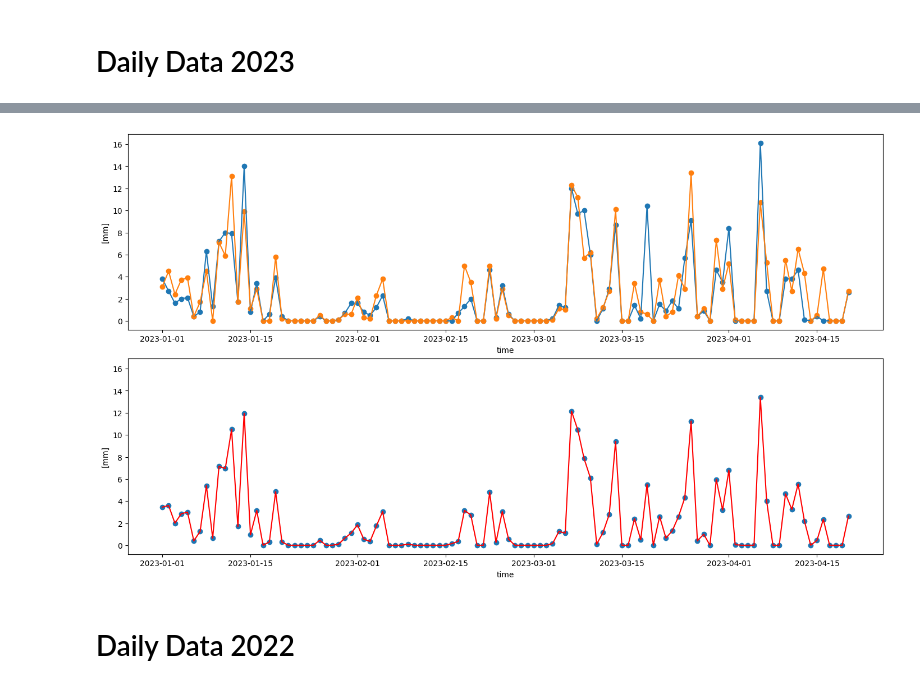
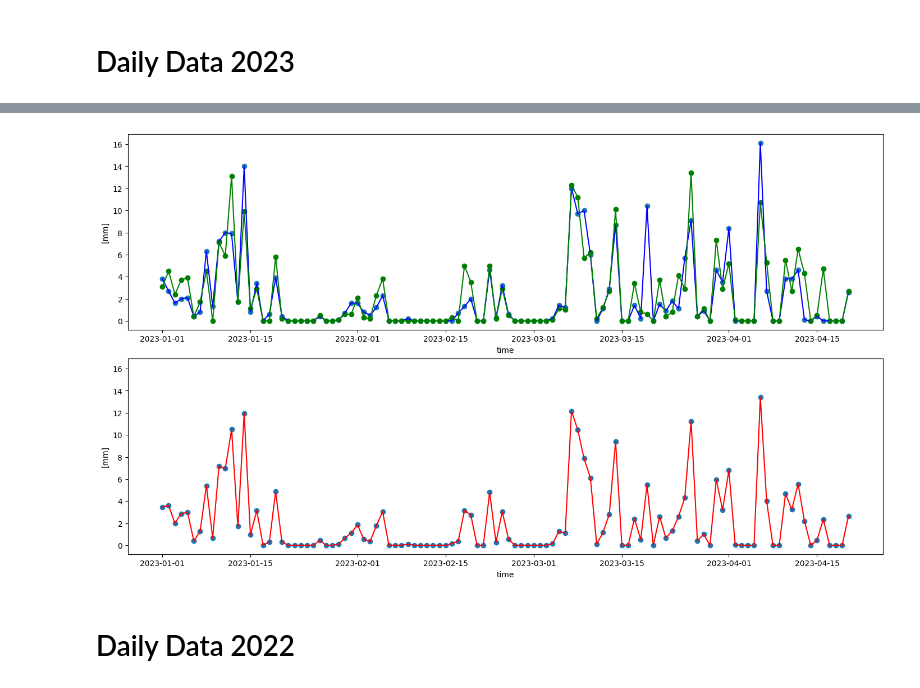
Before and after one commit to JonasLeininger/cologne-percipitation, a Jupyter notebook: cologne_percipitation/notebooks/weather_cologne.ipynb, the cells around one changed output, grey strips where cells are left out. Saved outputs shown, nothing was run; the diff lists cells and outputs as text; code cells hidden in the pictures.

```diff
--- a/cologne_percipitation/notebooks/weather_cologne.ipynb
+++ b/cologne_percipitation/notebooks/weather_cologne.ipynb
@@ -41,15 +47,10 @@ station_airport
+# %%
+twoWeatherStations = TwoStationWeaterData(station_airport, station_stammheim)
 # %% [markdown]
 # Daily Data 2023
 # %%
 start = datetime(2023, 1, 1)
 end = datetime.now()
-print('Current date: {}'.format(end))
-data_airport = Daily(station_airport, start, end)
-data_airport = data_airport.fetch()
-data_stammheim = Daily(station_stammheim, start, end)
-data_stammheim = data_stammheim.fetch()
-df_concat = pd.concat((data_airport, data_stammheim))
-by_row_index = df_concat.groupby(df_concat.index)
-df_means = by_row_index.mean()
-df_means.head()
+airport, stammheim, mean = twoWeatherStations.get_data_in_time_interval(start, end)
+mean.tail()
 # %% [output]
@@ -64,21 +64,7 @@ Current date: 2023-04-20 07:13:10.757139
 # %%
-fig, (ax1, ax2) = plt.subplots(2, 1, constrained_layout=True, sharey=True, figsize=(14, 8))
-ax1.scatter(data_stammheim.index, data_stammheim['prcp'])
-ax1.plot(data_stammheim.index, data_stammheim['prcp'])
-ax1.scatter(data_airport.index, data_airport['prcp'])
-ax1.plot(data_airport.index, data_airport['prcp'])
-# ax1.scatter(df_means.index, df_means['prcp'])
-# ax1.plot(df_means.index, df_means['prcp'])
-ax1.set_xlabel('time')
-ax1.set_ylabel('[mm]')
-
-ax2.scatter(df_means.index, df_means['prcp'])
-ax2.plot(df_means.index, df_means['prcp'], color='r')
-ax2.set_xlabel('time')
-ax2.set_ylabel('[mm]')
-plt.show()
+plot_2station_percipitation_per_day(stammheim, airport)
 # %% [output]
-[figure, old version]
+[figure, new version]
 # %% [markdown]
 # Daily Data 2022
 # %%
```
Also changed, not shown: parts of 27 cells of this notebook, 3 other files.
